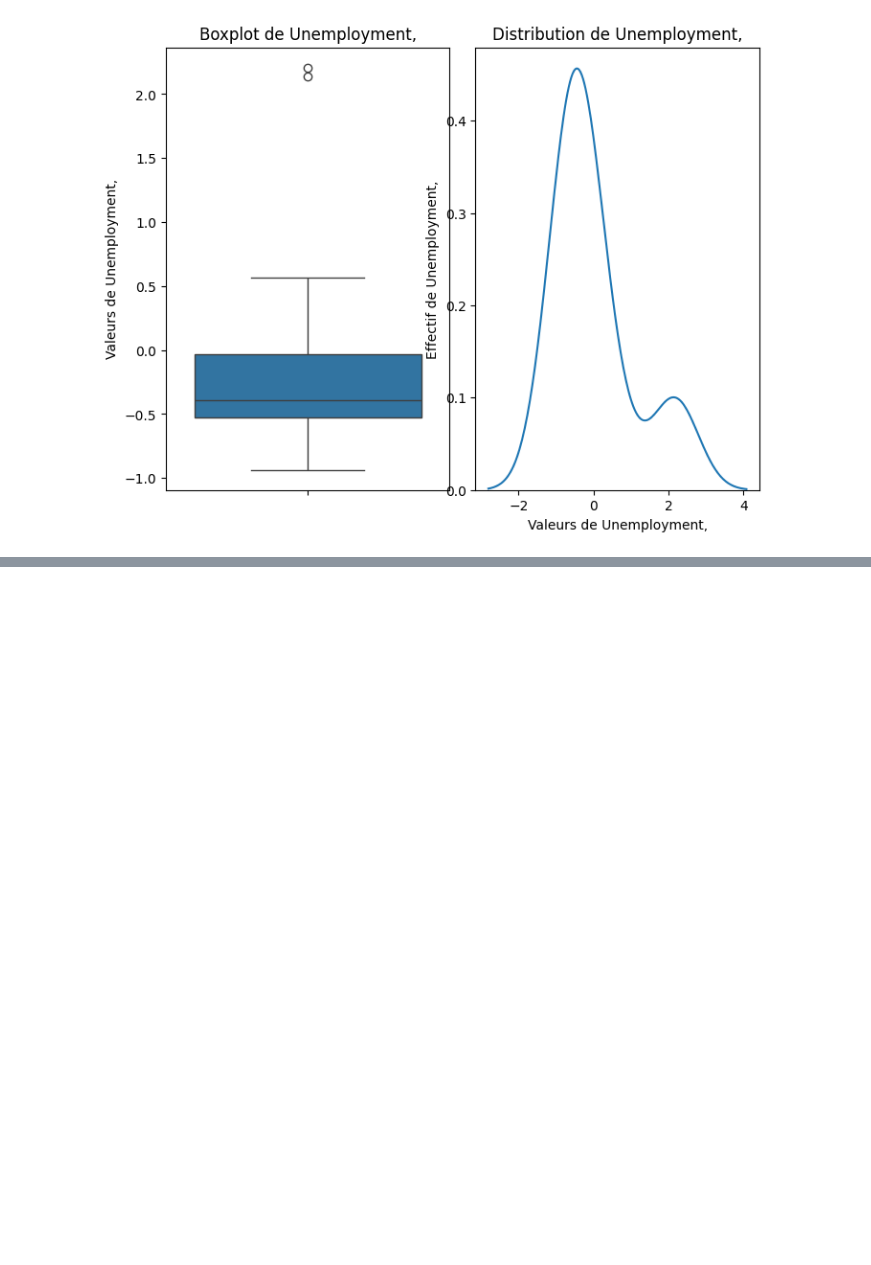
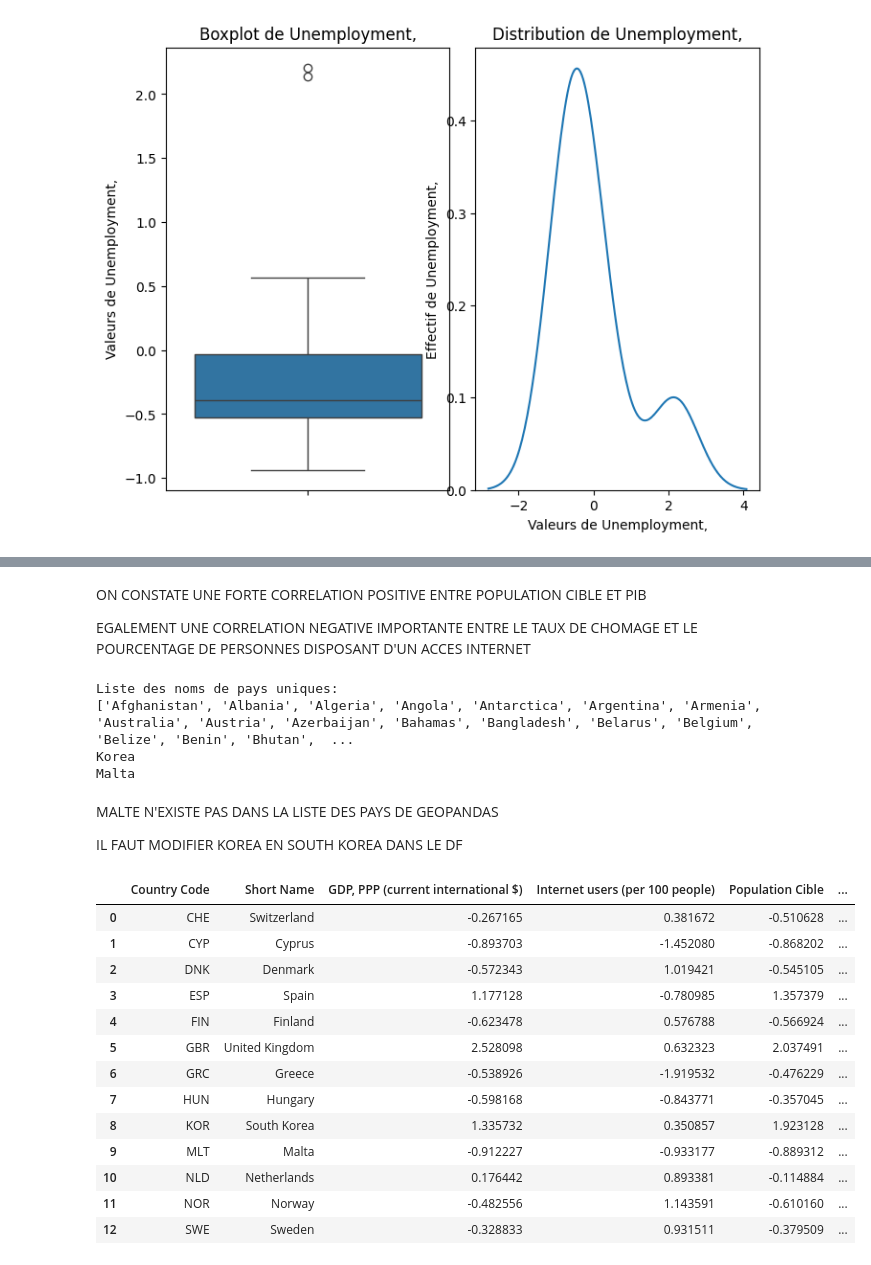
Before and after one commit to EP-portfolio/PROJET_2, a Jupyter notebook: JUPYTER.ipynb, the cells around one changed output, grey strips where cells are left out. Drawn from its saved outputs; the diff is of its cells as text; code cells hidden in the pictures; blank space fills up the shorter version.

```diff
--- a/JUPYTER.ipynb
+++ b/JUPYTER.ipynb
@@ -1107,0 +1149,45 @@ for col in DF_etude.columns:
+# %% [markdown]
+ON CONSTATE UNE FORTE CORRELATION POSITIVE ENTRE POPULATION CIBLE ET PIB
+
+EGALEMENT UNE CORRELATION NEGATIVE IMPORTANTE ENTRE LE TAUX DE CHOMAGE ET LE POURCENTAGE DE PERSONNES DISPOSANT D'UN ACCES INTERNET
+# %%
+import geopandas as gpd
+
+# Charger les données géographiques du monde
+world = gpd.read_file(gpd.datasets.get_path('naturalearth_lowres'))
+
+
+# Si vous voulez voir tous les noms uniques
+print("\nListe des noms de pays uniques:")
+print(sorted(world['name'].unique()))
+
+for pays in DF_etude['Short Name']:
+    if pays not in world['name'].unique():
+        print(pays)
+# %% [output]
+Liste des noms de pays uniques:
+['Afghanistan', 'Albania', 'Algeria', 'Angola', 'Antarctica', 'Argentina', 'Armenia', 'Australia', 'Austria', 'Azerbaijan', 'Bahamas', 'Bangladesh', 'Belarus', 'Belgium', 'Belize', 'Benin', 'Bhutan',  ...
+Korea
+Malta
+# %% [markdown]
+MALTE N'EXISTE PAS DANS LA LISTE DES PAYS DE GEOPANDAS
+
+IL FAUT MODIFIER KOREA EN SOUTH KOREA DANS LE DF
+# %%
+DF_etude.iloc[8,1]='South Korea'
+DF_etude
+# %% [output]
+|  | Country Code | Short Name | GDP, PPP (current international $) | Internet users (per 100 people) | Population Cible | ... |
+| 0 | CHE | Switzerland | -0.267165 | 0.381672 | -0.510628 | ... |
+| 1 | CYP | Cyprus | -0.893703 | -1.452080 | -0.868202 | ... |
+| 2 | DNK | Denmark | -0.572343 | 1.019421 | -0.545105 | ... |
+| 3 | ESP | Spain | 1.177128 | -0.780985 | 1.357379 | ... |
+| 4 | FIN | Finland | -0.623478 | 0.576788 | -0.566924 | ... |
+| 5 | GBR | United Kingdom | 2.528098 | 0.632323 | 2.037491 | ... |
+| 6 | GRC | Greece | -0.538926 | -1.919532 | -0.476229 | ... |
+| 7 | HUN | Hungary | -0.598168 | -0.843771 | -0.357045 | ... |
+| 8 | KOR | South Korea | 1.335732 | 0.350857 | 1.923128 | ... |
+| 9 | MLT | Malta | -0.912227 | -0.933177 | -0.889312 | ... |
+| 10 | NLD | Netherlands | 0.176442 | 0.893381 | -0.114884 | ... |
+| 11 | NOR | Norway | -0.482556 | 1.143591 | -0.610160 | ... |
+| 12 | SWE | Sweden | -0.328833 | 0.931511 | -0.379509 | ... |
```
Also changed, not shown: parts of 11 cells of this notebook.
